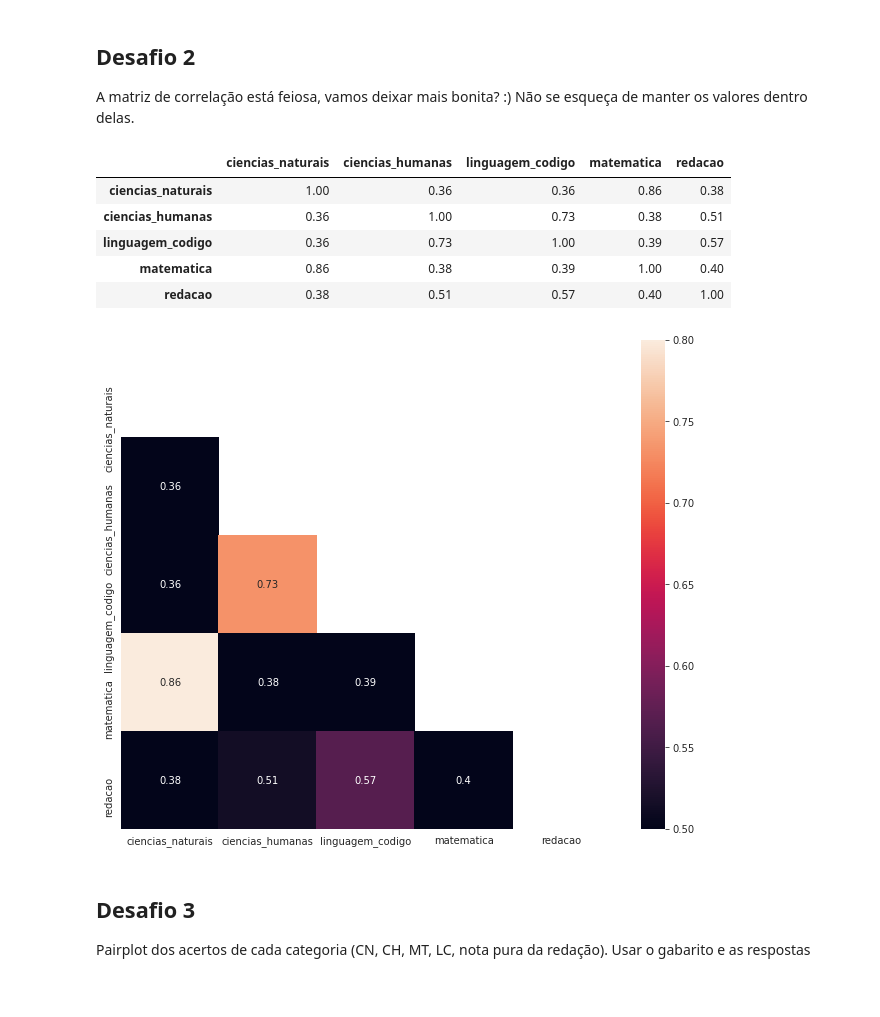
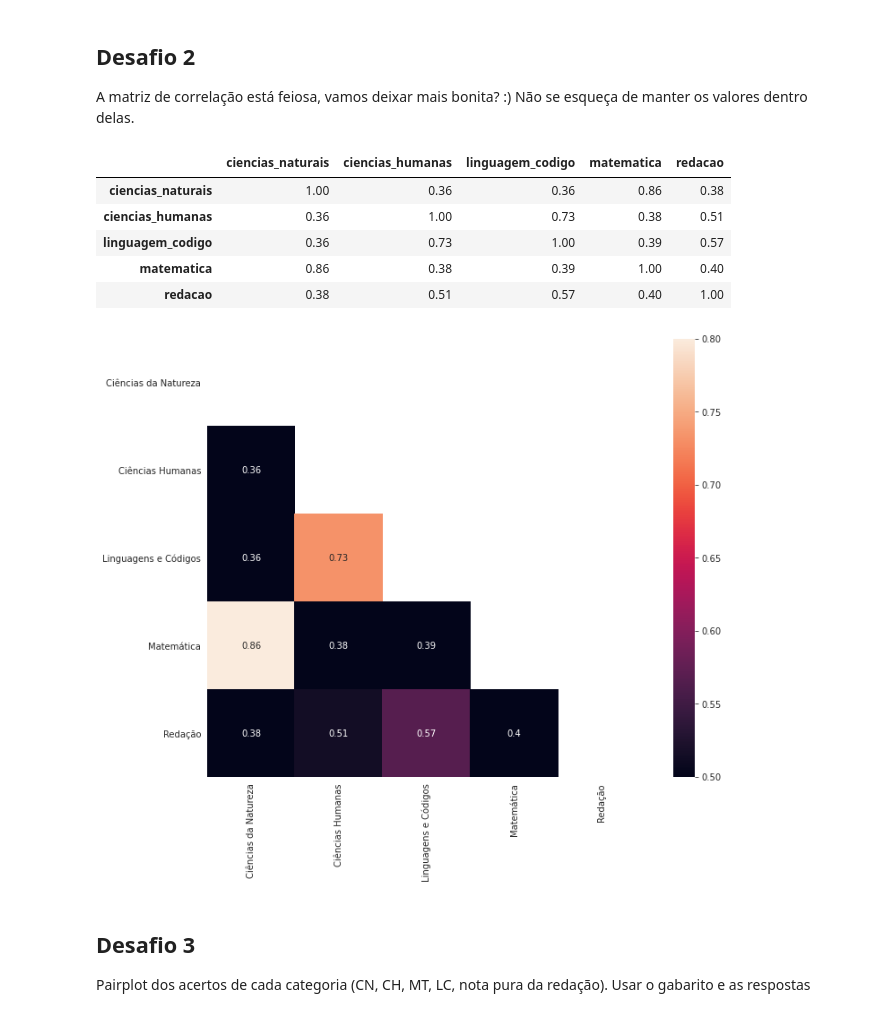
Before and after one commit to BiaChacon/data-science-starting, a Jupyter notebook: class04.ipynb, the cells around one changed output. Drawn from its saved outputs; the diff is of its cells as text; code cells hidden in the pictures.

```diff
--- a/class04.ipynb
+++ b/class04.ipynb
@@ -29,21 +29,22 @@ A matriz de correlação está feiosa, vamos deixar mais bonita? :) Não se esqu
 # %%
 corr = data.corr()
 
 mask = np.zeros_like(corr)
 mask[np.triu_indices_from(mask)] = True
+labels = ['Ciências da Natureza', 'Ciências Humanas', 'Linguagens e Códigos', 'Matemática', 'Redação']
 with sns.axes_style("white"):
     f, ax = plt.subplots(figsize=(11, 9))
     ax = sns.heatmap(corr, mask=mask, vmin=0.5, vmax=0.8,
-    annot=True, square=True)
+    annot=True, square=True, xticklabels=labels, yticklabels=labels)
 corr
 # %% [output]
 |  | ciencias_naturais | ciencias_humanas | linguagem_codigo | matematica | redacao |
 | ciencias_naturais | 1.00 | 0.36 | 0.36 | 0.86 | 0.38 |
 | ciencias_humanas | 0.36 | 1.00 | 0.73 | 0.38 | 0.51 |
 | linguagem_codigo | 0.36 | 0.73 | 1.00 | 0.39 | 0.57 |
 | matematica | 0.86 | 0.38 | 0.39 | 1.00 | 0.40 |
 | redacao | 0.38 | 0.51 | 0.57 | 0.40 | 1.00 |
-[figure, old version]
+[figure, new version]
 # %% [markdown]
 ## Desafio 3
 Pairplot dos acertos de cada categoria (CN, CH, MT, LC, nota pura da redação). Usar o gabarito e as respostas
```
Also changed, not shown: parts of 10 cells of this notebook, 1 other file.
